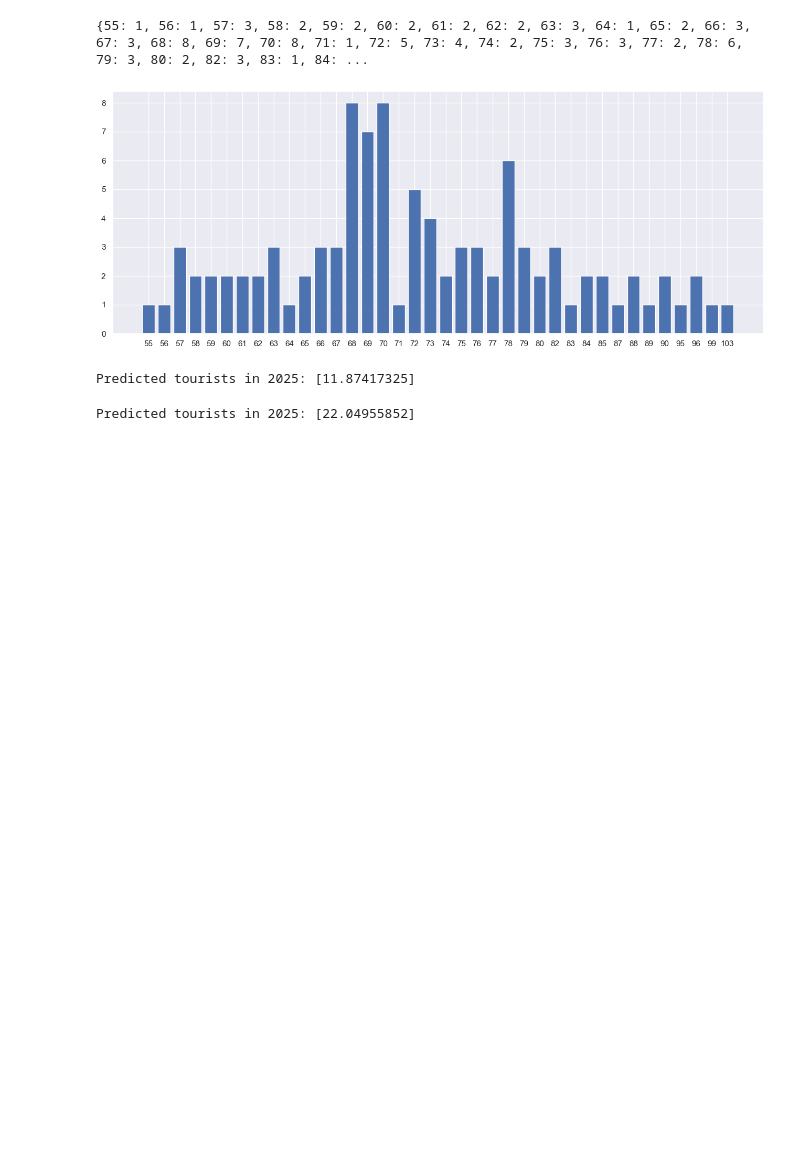
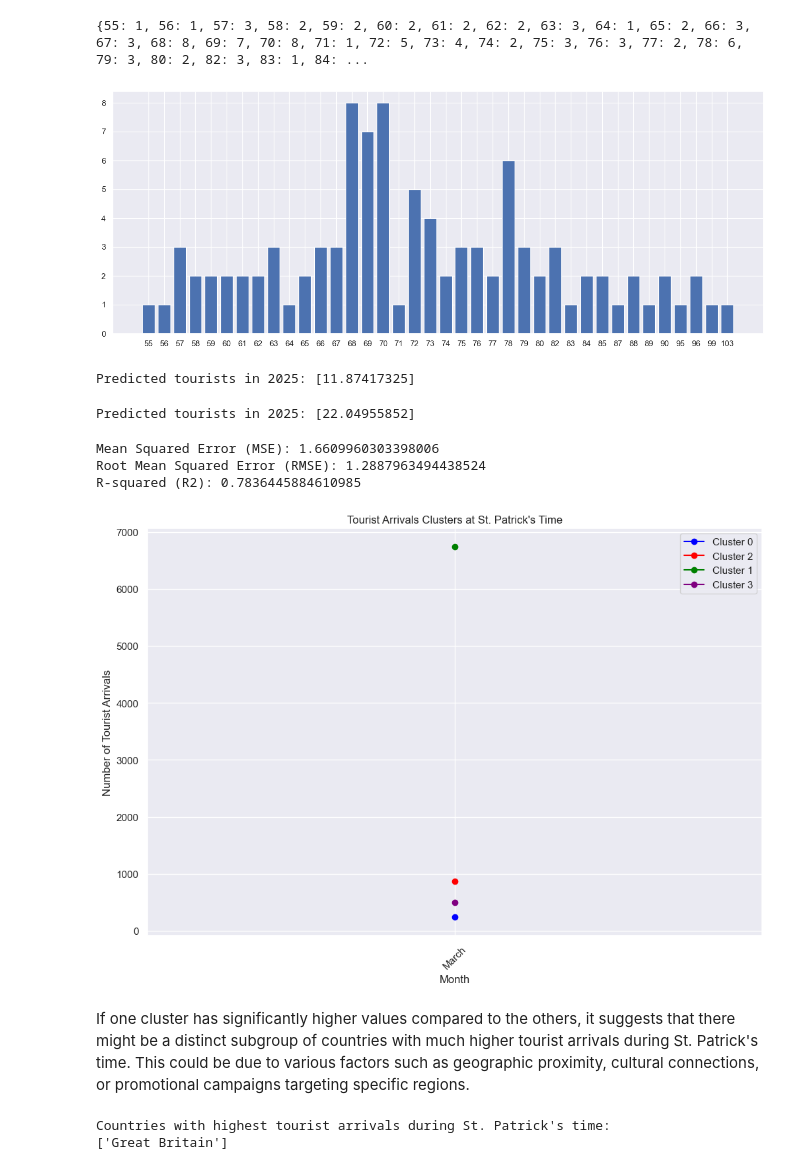
Before and after one commit to CoreyLouiseHughes/CA1_Tourism_CoreyHughes, a Jupyter notebook: Tourism_CA1.ipynb, the cells around one changed output. Drawn from its saved outputs; the diff is of its cells as text; code cells hidden in the pictures; blank space fills up the shorter version.

```diff
--- a/Tourism_CA1.ipynb
+++ b/Tourism_CA1.ipynb
@@ -806,3 +806,74 @@ tourists_2025 = model.predict(year_2025)
 print("Predicted tourists in 2025:", tourists_2025)
 # %% [output]
 Predicted tourists in 2025: [22.04955852]
+# %%
+from sklearn.metrics import mean_squared_error, r2_score
+import numpy as np
+
+# Make predictions for the training data
+y_pred_train = model.predict(X_train)
+
+# Calculate Mean Squared Error (MSE)
+mse = mean_squared_error(y_train, y_pred_train)
+
+# Calculate Root Mean Squared Error (RMSE)
+rmse = np.sqrt(mse)
+
+# Calculate R-squared (R2)
+r2 = r2_score(y_train, y_pred_train)
+
+print("Mean Squared Error (MSE):", mse)
+print("Root Mean Squared Error (RMSE):", rmse)
+print("R-squared (R2):", r2)
+# %% [output]
+Mean Squared Error (MSE): 1.6609960303398006
+Root Mean Squared Error (RMSE): 1.2887963494438524
+R-squared (R2): 0.7836445884610985
+# %%
+from sklearn.cluster import KMeans
+import matplotlib.pyplot as plt
+
+# Assuming df contains your DataFrame with columns 'Country', 'Month', and 'VALUE' (tourist arrivals)
+# Filter the DataFrame for St. Patrick's time (March)
+march_arrivals = df_filtered[df_filtered['Month'] == 'March']
+
+# Pivot the DataFrame to have countries as rows and months as columns, with the total number of arrivals as values
+pivot_df = march_arrivals.pivot_table(index='Country', columns='Month', values='VALUE', aggfunc='sum', fill_value=0)
+
+# Apply k-means clustering
+n_clusters = 4  # Adjust the number of clusters
+kmeans = KMeans(n_clusters=n_clusters, random_state=42)
+kmeans.fit(pivot_df)
+
+# Add cluster labels to the DataFrame
+pivot_df['Cluster'] = kmeans.labels_
+
+# Plot the clusters
+plt.figure(figsize=(12, 8))
+colors = ['blue', 'green', 'red', 'purple']  # Adjust colors if needed
+for cluster in pivot_df['Cluster'].unique():
+    cluster_data = pivot_df[pivot_df['Cluster'] == cluster].drop('Cluster', axis=1)
+    plt.plot(cluster_data.columns, cluster_data.values[0], label=f'Cluster {cluster}', color=colors[cluster], marker='o')
+plt.title('Tourist Arrivals Clusters at St. Patrick\'s Time')
+plt.xlabel('Month')
+plt.ylabel('Number of Tourist Arrivals')
+plt.legend()
+plt.xticks(rotation=45)
+plt.grid(True)
+plt.show()
+# %% [output]
+[figure, added]
+# %% [markdown]
+If one cluster has significantly higher values compared to the others, it suggests that there might be a distinct subgroup of countries with much higher tourist arrivals during St. Patrick's time. This could be due to various factors such as geographic proximity, cultural connections, or promotional campaigns targeting specific regions.
+# %%
+# Identify the cluster with the highest average tourist arrivals
+cluster_with_max_arrivals = pivot_df.groupby('Cluster').mean().idxmax(axis=0)['March']
+
+# Get the countries in the cluster with the highest average tourist arrivals
+countries_in_max_cluster = pivot_df[pivot_df['Cluster'] == cluster_with_max_arrivals].index.tolist()
+
+print("Countries with highest tourist arrivals during St. Patrick's time:")
+print(countries_in_max_cluster)
+# %% [output]
+Countries with highest tourist arrivals during St. Patrick's time:
+['Great Britain']
```
Also changed, not shown: parts of 12 cells of this notebook.
